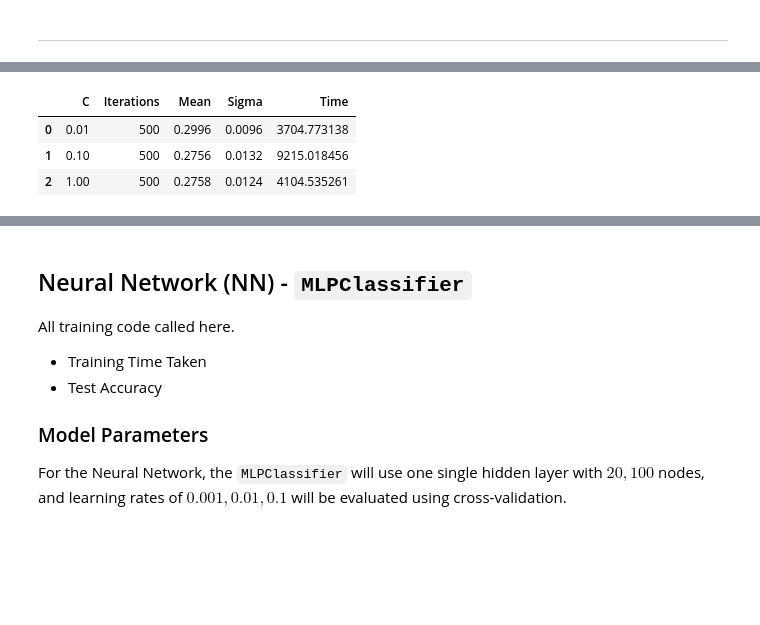
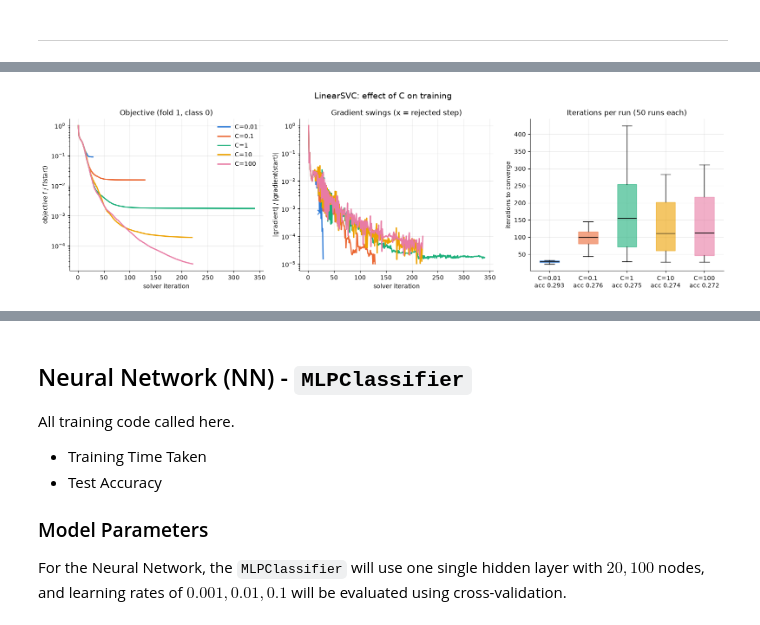
Before and after one commit to varunmehta/ds675, a Jupyter notebook: project/00-project-ds675.ipynb, the cells around one changed output, grey strips where cells are left out. Saved outputs shown, nothing was run; the diff lists cells and outputs as text; code cells hidden in the pictures; blank space fills up the shorter version.

```diff
--- a/project/00-project-ds675.ipynb
+++ b/project/00-project-ds675.ipynb
@@ -331,8 +391,64 @@ Running a trial across 500 iterations and 5000 images and varying C, found $0.01
 # %%
-df = pd.read_csv("./results/linear_experiments_results_500_202610061424.csv")
-display(df)
+RUN = "202610151635"
+C_VALUES = ["0.01", "0.1", "1", "10", "100"]
+COLORS = ["#2a78d6", "#eb6834", "#1baf7a", "#eda100", "#e87ba4"]
+LINE = re.compile(r"iter\s+(\d+) act (\S+) pre \S+ delta \S+ f (\S+) \|g\| (\S+)")
+
+
+def parse_runs(path):
+    """Each log holds 50 solver runs (5 folds x 10 one-vs-rest classes); a run restarts at iter 1."""
+    runs, run, prev = [], [], 0
+    for line in open(path):
+        m = LINE.match(line)
+        if not m:
+            continue
+        it = int(m[1])
+        if it < prev:
+            runs.append(pd.DataFrame(run))
+            run = []
+        run.append({"act": float(m[2]), "f": float(m[3]), "g": float(m[4])})
+        prev = it
+    runs.append(pd.DataFrame(run))
+    return runs
+
+
+logs = {c: parse_runs(f"results/linear_experiments_results_{RUN}_{c}.log") for c in C_VALUES}
+scores = pd.read_csv(f"results/linear_experiments_results_{RUN}.csv", skipinitialspace=True)
+scores.columns = scores.columns.str.strip()
+
+fig, (ax_f, ax_g, ax_n) = plt.subplots(1, 3, figsize=(16, 4.8))
+
+# first run (fold 1, class 0), scaled to its start value so all C share one axis
+for c, color in zip(C_VALUES, COLORS):
+    run = logs[c][0]
+    step = np.arange(1, len(run) + 1)
+    g = run["g"] / run["g"].iloc[0]
+    ax_f.plot(step, run["f"] / run["f"].iloc[0], color=color, lw=2, label=f"C={c}")
+    ax_g.plot(step, g, color=color, lw=2)
+    rejected = run["act"] < 0  # step made the objective worse and was rolled back
+    ax_g.scatter(step[rejected], g[rejected], s=64, marker="x", color=color, zorder=3)
+
+ax_f.set(yscale="log", xlabel="solver iteration", ylabel="objective f / f(start)",
+         title="Objective (fold 1, class 0)")
+ax_g.set(yscale="log", xlabel="solver iteration", ylabel="|gradient| / |gradient(start)|",
+         title="Gradient swings (x = rejected step)")
+
+# iterations needed across all 50 runs, with mean CV test accuracy
+box = ax_n.boxplot([[len(r) for r in logs[c]] for c in C_VALUES],
+                   patch_artist=True, widths=0.5, medianprops={"color": "black"})
+for patch, color in zip(box["boxes"], COLORS):
+    patch.set(facecolor=color, alpha=0.6, edgecolor=color)
+ax_n.set_xticks(range(1, len(C_VALUES) + 1),
+                [f"C={c}\nacc {m:.3f}" for c, m in zip(C_VALUES, scores["mean"])])
+ax_n.set(ylabel="iterations to converge", title="Iterations per run (50 runs each)")
+
+for ax in (ax_f, ax_g, ax_n):
+    ax.grid(alpha=0.25)
+    ax.spines[["top", "right"]].set_visible(False)
+ax_f.legend(frameon=False)
+
+fig.suptitle("LinearSVC: effect of C on training", fontsize=14)
+fig.tight_layout()
+plt.show()
 # %% [output]
-|  | C | Iterations | Mean | Sigma | Time |
-| 0 | 0.01 | 500 | 0.2996 | 0.0096 | 3704.773138 |
-| 1 | 0.10 | 500 | 0.2756 | 0.0132 | 9215.018456 |
-| 2 | 1.00 | 500 | 0.2758 | 0.0124 | 4104.535261 |
+[figure, added]
```
Also changed, not shown: parts of 29 cells of this notebook, 44 other files.
